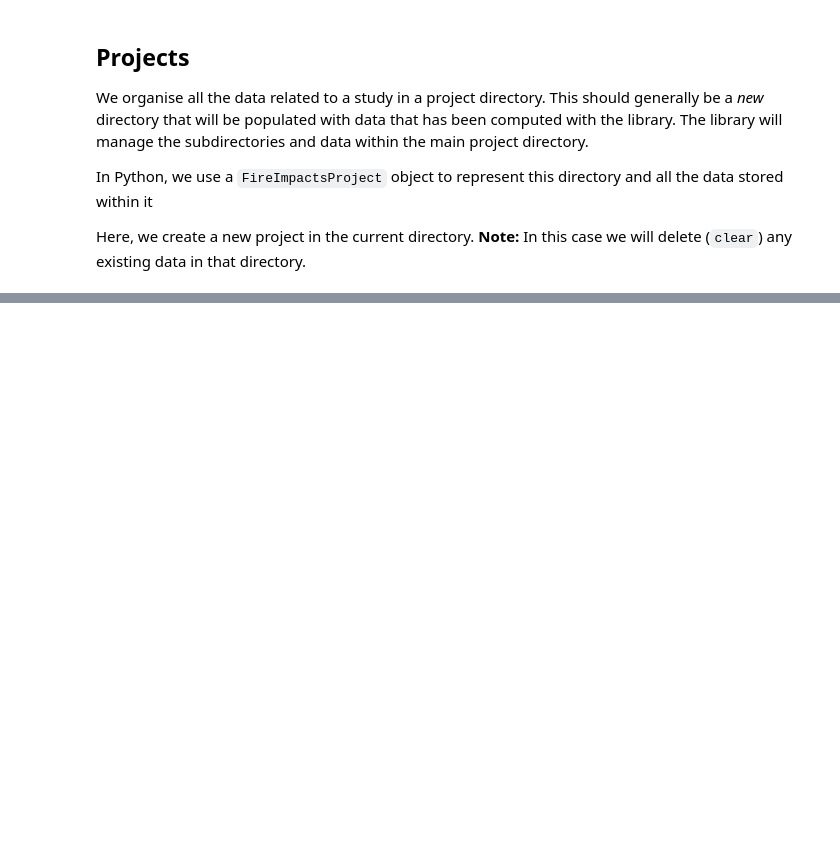
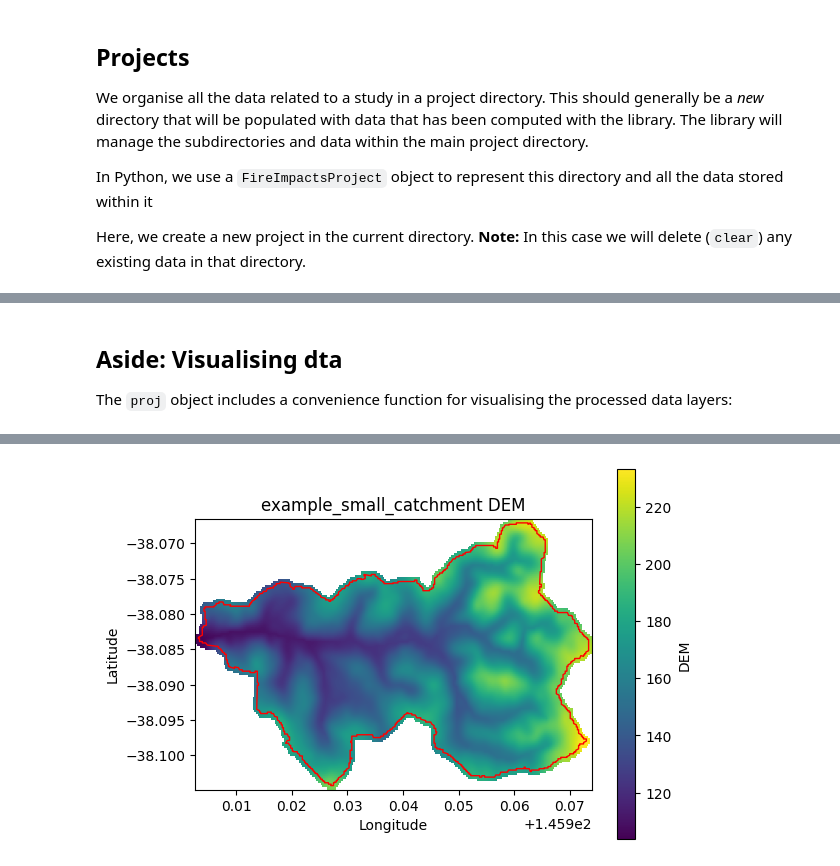
Before and after one commit to mosaic-insights/WaterRA_Bushfire_Modeling, a Jupyter notebook: examples/PrepareData.ipynb, the cells around one changed output, grey strips where cells are left out. Cells and saved outputs as stored; diff of their text form; code cells hidden in the pictures; blank space fills up the shorter version.

Commit message:
Updated example with topographic workflow

```diff
--- a/examples/PrepareData.ipynb
+++ b/examples/PrepareData.ipynb
@@ -65,0 +76,2 @@ proj = FireImpactsProject('./fire-impacts-data',clear=True)
+# %%
+proj.add_catchment('../test_data/example_small_catchment.json')
@@ -76,0 +156,7 @@ The following sections describe each process and the data required.
+# %% [markdown]
+## Aside: Visualising dta
+
+The `proj` object includes a convenience function for visualising the processed data layers:
+# %%
+proj.plot_catchment_raster('Topography','DEM.tif')
+# %% [output]
@@ -76,0 +164 @@ The following sections describe each process and the data required.
+[figure, added]
```
Also changed, not shown: parts of 17 cells of this notebook.
